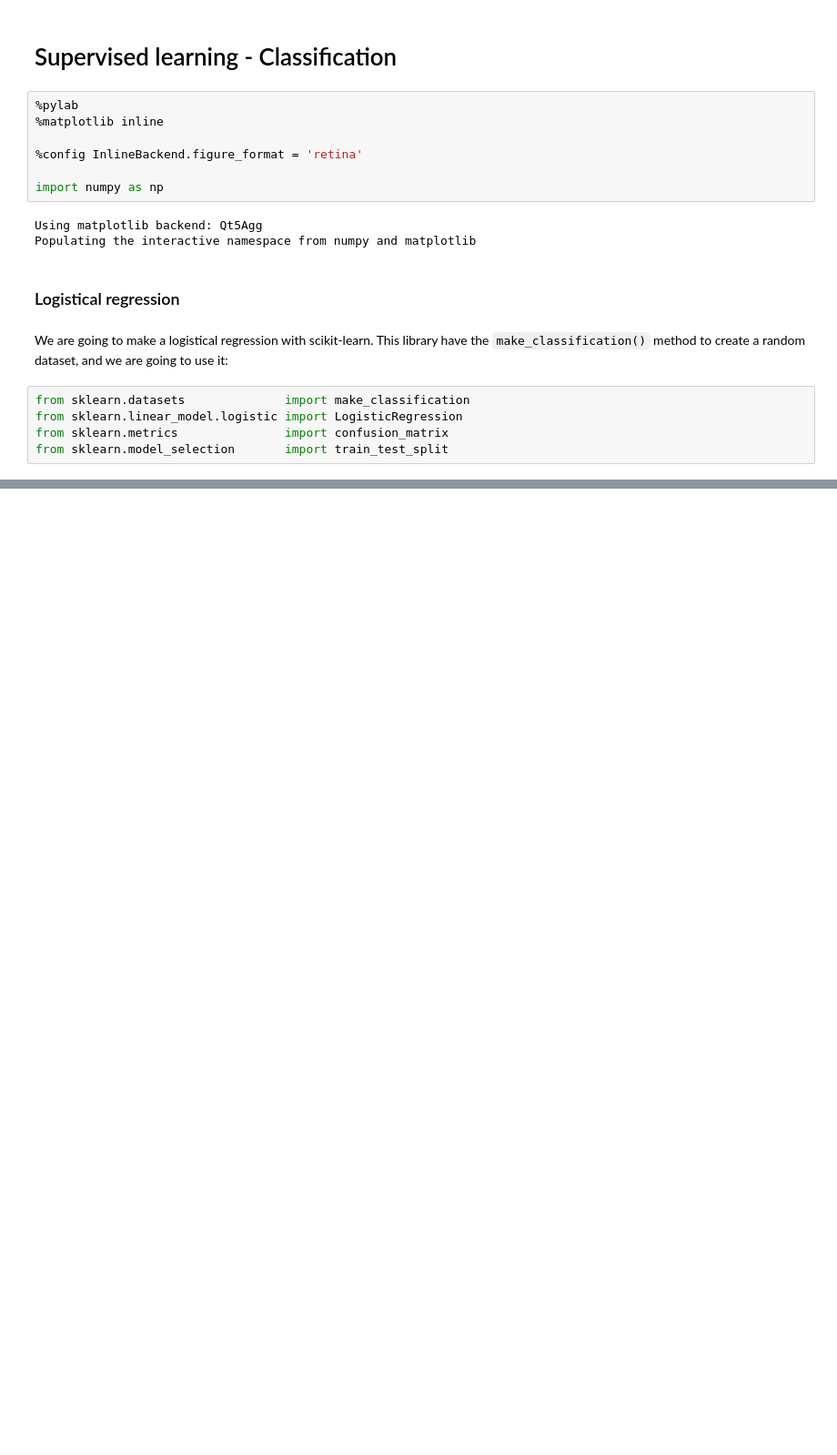
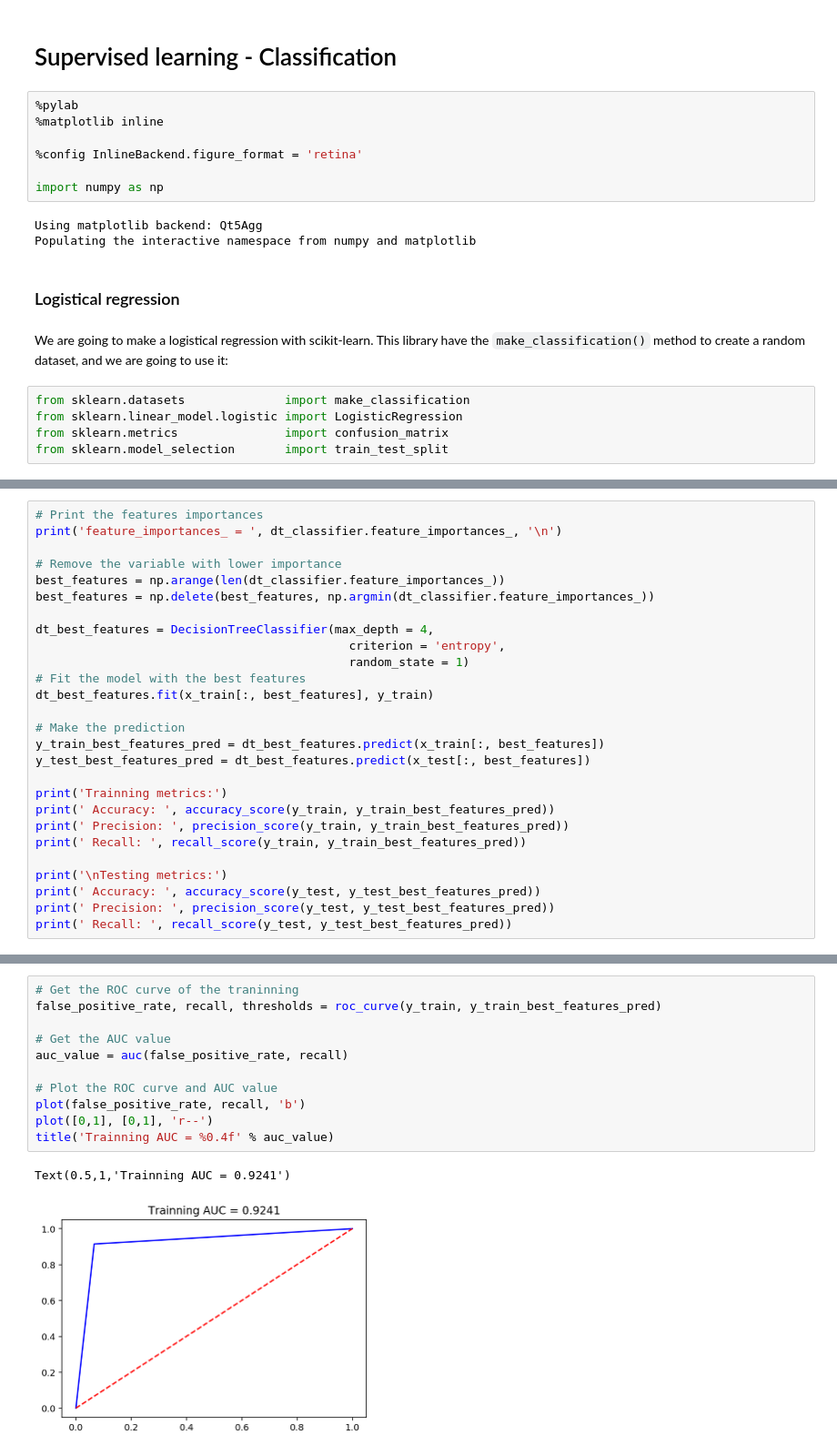
Before and after one commit to jmssalas/master-bigdata-businessanalytics, a Jupyter notebook: 03-applied machine learning/02-supervised-learning/02-classification.ipynb, the cells around one changed output, grey strips where cells are left out. Shown at 91% size. Drawn from its saved outputs; the diff is of its cells as text; blank space fills up the shorter version.

```diff
--- a/03-applied machine learning/02-supervised-learning/02-classification.ipynb
+++ b/03-applied machine learning/02-supervised-learning/02-classification.ipynb
@@ -72,0 +240,27 @@ Both matrix have the similar results, so we can say that there is not overfittin
+# %%
+# Print the features importances
+print('feature_importances_ = ', dt_classifier.feature_importances_, '\n')
+
+# Remove the variable with lower importance
+best_features = np.arange(len(dt_classifier.feature_importances_))
+best_features = np.delete(best_features, np.argmin(dt_classifier.feature_importances_))
+
+dt_best_features = DecisionTreeClassifier(max_depth = 4,
+                                            criterion = 'entropy',
+                                            random_state = 1)
+# Fit the model with the best features
+dt_best_features.fit(x_train[:, best_features], y_train)
+
+# Make the prediction
+y_train_best_features_pred = dt_best_features.predict(x_train[:, best_features])
+y_test_best_features_pred = dt_best_features.predict(x_test[:, best_features])
+
+print('Trainning metrics:')
+print(' Accuracy: ', accuracy_score(y_train, y_train_best_features_pred))
+print(' Precision: ', precision_score(y_train, y_train_best_features_pred))
+print(' Recall: ', recall_score(y_train, y_train_best_features_pred))
+
+print('\nTesting metrics:')
+print(' Accuracy: ', accuracy_score(y_test, y_test_best_features_pred))
+print(' Precision: ', precision_score(y_test, y_test_best_features_pred))
+print(' Recall: ', recall_score(y_test, y_test_best_features_pred))
@@ -72,0 +279,14 @@ Both matrix have the similar results, so we can say that there is not overfittin
+# %%
+# Get the ROC curve of the traninning
+false_positive_rate, recall, thresholds = roc_curve(y_train, y_train_best_features_pred)
+
+# Get the AUC value
+auc_value = auc(false_positive_rate, recall)
+
+# Plot the ROC curve and AUC value
+plot(false_positive_rate, recall, 'b')
+plot([0,1], [0,1], 'r--')
+title('Trainning AUC = %0.4f' % auc_value)
+# %% [output]
+Text(0.5,1,'Trainning AUC = 0.9241')
+[figure, added]
```
Also changed, not shown: parts of 37 cells of this notebook, 2 other files.
